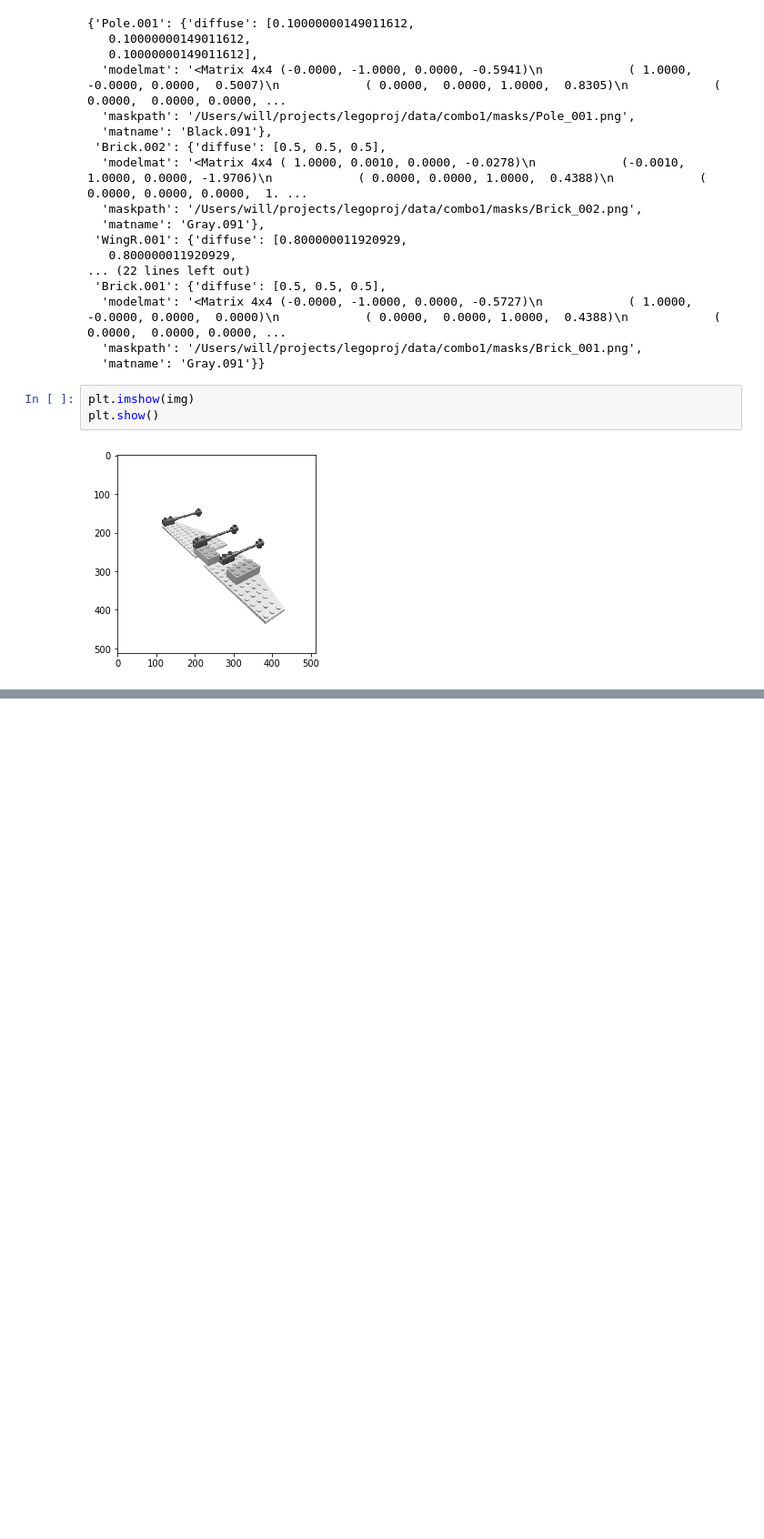
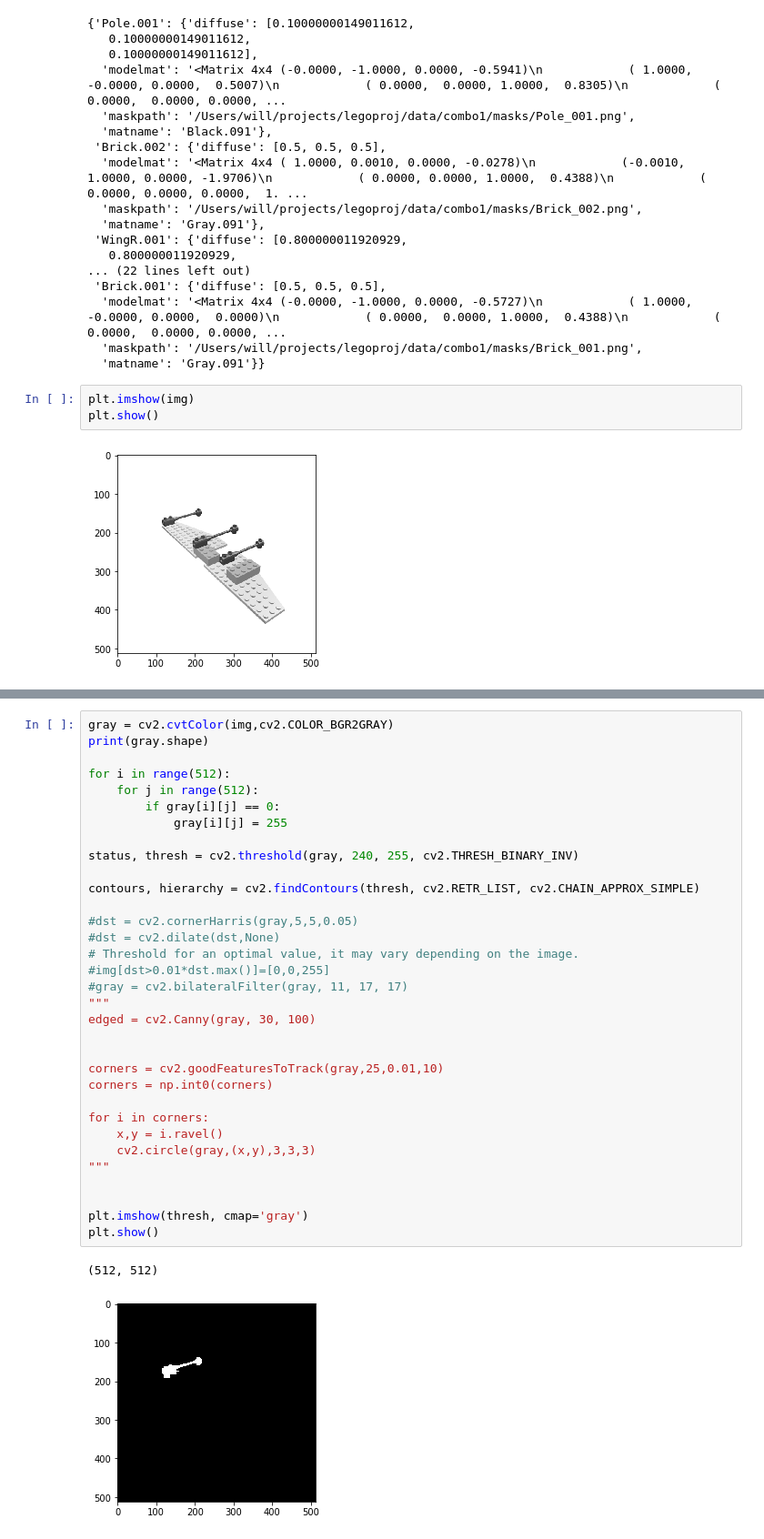
Before and after one commit to WHSnyder/Brickthrough, a Jupyter notebook: posenotebook.ipynb, the cells around one changed output, grey strips where cells are left out. Shown: that part at 91% size. Cells and saved outputs as stored; diff of their text form; blank space fills up the shorter version.

```diff
--- a/posenotebook.ipynb
+++ b/posenotebook.ipynb
@@ -347,0 +351,36 @@ mu.showComboMask(img, data, "WingL")
+# %%
+gray = cv2.cvtColor(img,cv2.COLOR_BGR2GRAY)
+print(gray.shape)
+
+for i in range(512):
+    for j in range(512):
+        if gray[i][j] == 0:
+            gray[i][j] = 255
+
+status, thresh = cv2.threshold(gray, 240, 255, cv2.THRESH_BINARY_INV)
+
+contours, hierarchy = cv2.findContours(thresh, cv2.RETR_LIST, cv2.CHAIN_APPROX_SIMPLE)
+
+#dst = cv2.cornerHarris(gray,5,5,0.05)
+#dst = cv2.dilate(dst,None)
+# Threshold for an optimal value, it may vary depending on the image.
+#img[dst>0.01*dst.max()]=[0,0,255]
+#gray = cv2.bilateralFilter(gray, 11, 17, 17)
+"""
+edged = cv2.Canny(gray, 30, 100)
+
+
+corners = cv2.goodFeaturesToTrack(gray,25,0.01,10)
+corners = np.int0(corners)
+
+for i in corners:
+    x,y = i.ravel()
+    cv2.circle(gray,(x,y),3,3,3)
+"""
+
+
+plt.imshow(thresh, cmap='gray')
+plt.show()
+# %% [output]
+(512, 512)
+[figure, added]
```
Also changed, not shown: parts of 5 cells of this notebook, 1 other file.
